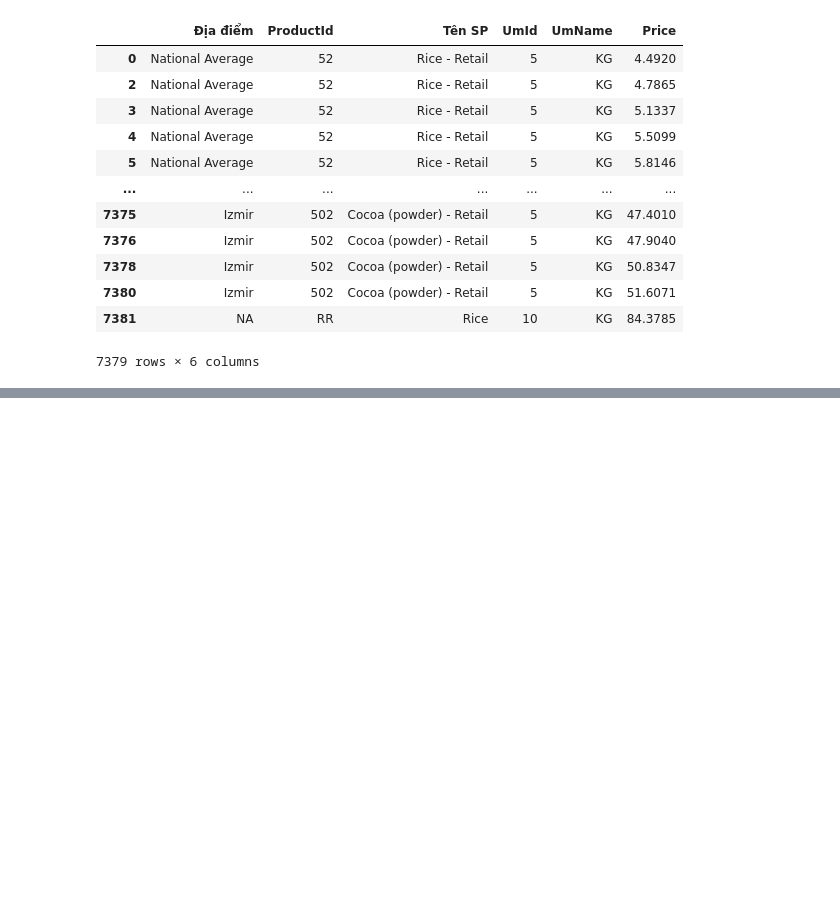
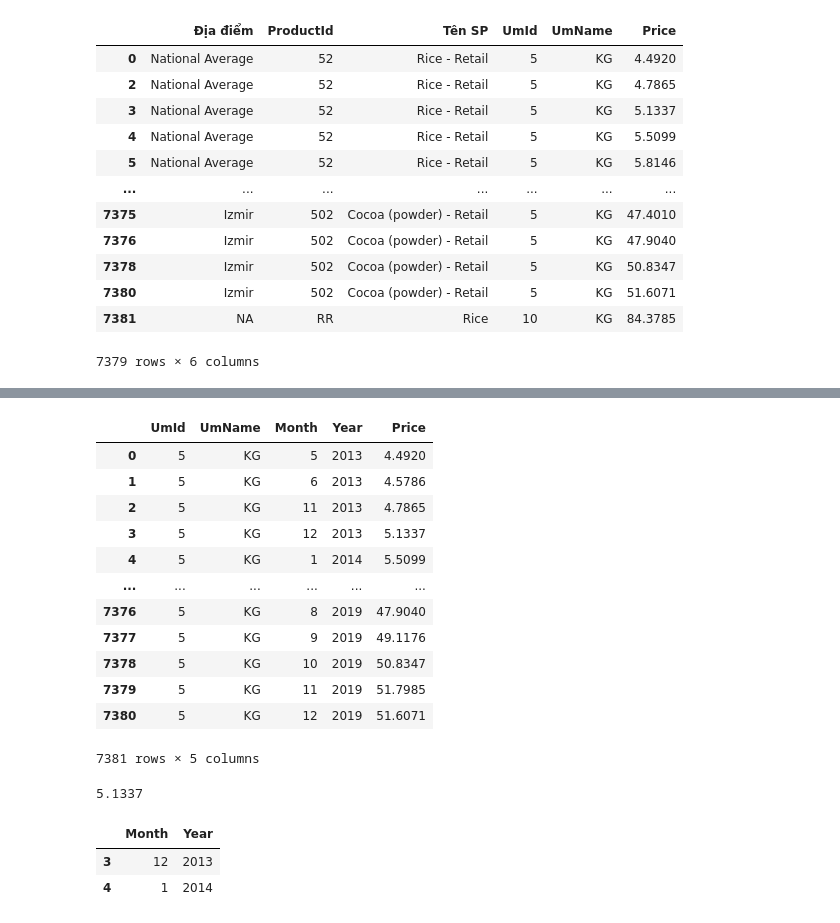
Before and after one commit to Trang27cl/testgit, a Jupyter notebook: FoodPrice_in_Turkey.ipynb, the cells around one changed output, grey strips where cells are left out. Cells and saved outputs as stored; diff of their text form; code cells hidden in the pictures; blank space fills up the shorter version.

```diff
--- a/FoodPrice_in_Turkey.ipynb
+++ b/FoodPrice_in_Turkey.ipynb
@@ -241,0 +294,32 @@ data
+# %%
+# Truy cập các cột liên tục từ cột 3 tới cột 8 của dữ liệu
+tg = data.iloc[:,3:8]
+tg
+# %% [output]
+|  | UmId | UmName | Month | Year | Price |
+| 0 | 5 | KG | 5 | 2013 | 4.4920 |
+| 1 | 5 | KG | 6 | 2013 | 4.5786 |
+| 2 | 5 | KG | 11 | 2013 | 4.7865 |
+| 3 | 5 | KG | 12 | 2013 | 5.1337 |
+| 4 | 5 | KG | 1 | 2014 | 5.5099 |
+| ... | ... | ... | ... | ... | ... |
+| 7376 | 5 | KG | 8 | 2019 | 47.9040 |
+| 7377 | 5 | KG | 9 | 2019 | 49.1176 |
+| 7378 | 5 | KG | 10 | 2019 | 50.8347 |
+| 7379 | 5 | KG | 11 | 2019 | 51.7985 |
+| 7380 | 5 | KG | 12 | 2019 | 51.6071 |
+7381 rows × 5 columns
+# %%
+# Truy cập tới phần tử tại dòng 3 cột 7 của dữ liệu
+tg = data.iloc[3,7]
+tg
+# %% [output]
+5.1337
+# %%
+# Truy cập tới các phần tử từ dòng 3 đến dòng 4, cột 5 đến cột 6 của dữ liệu
+tg = data.iloc[3:5,5:7]
+tg
+# %% [output]
+|  | Month | Year |
+| 3 | 12 | 2013 |
+| 4 | 1 | 2014 |
```
Also changed, not shown: parts of 12 cells of this notebook.
